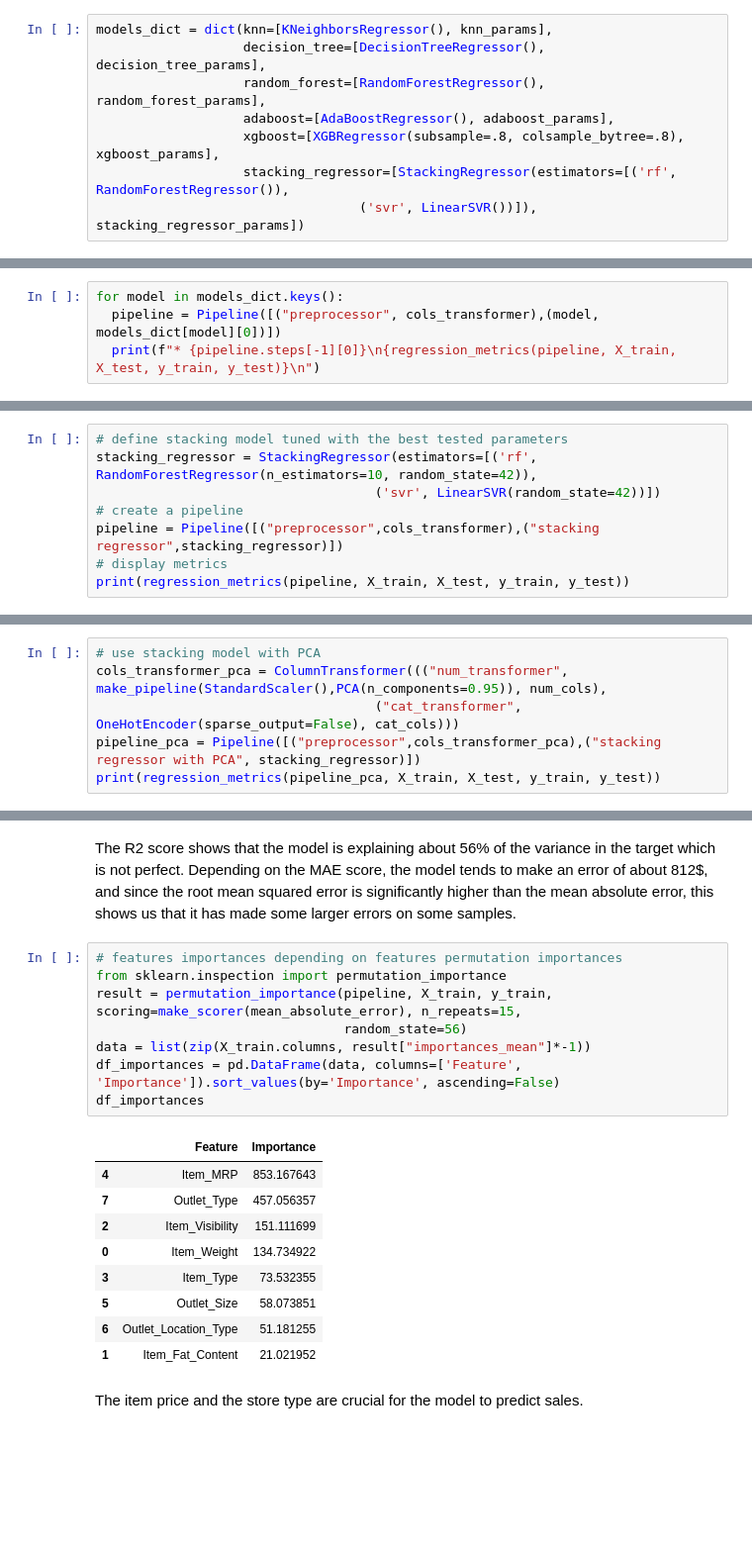
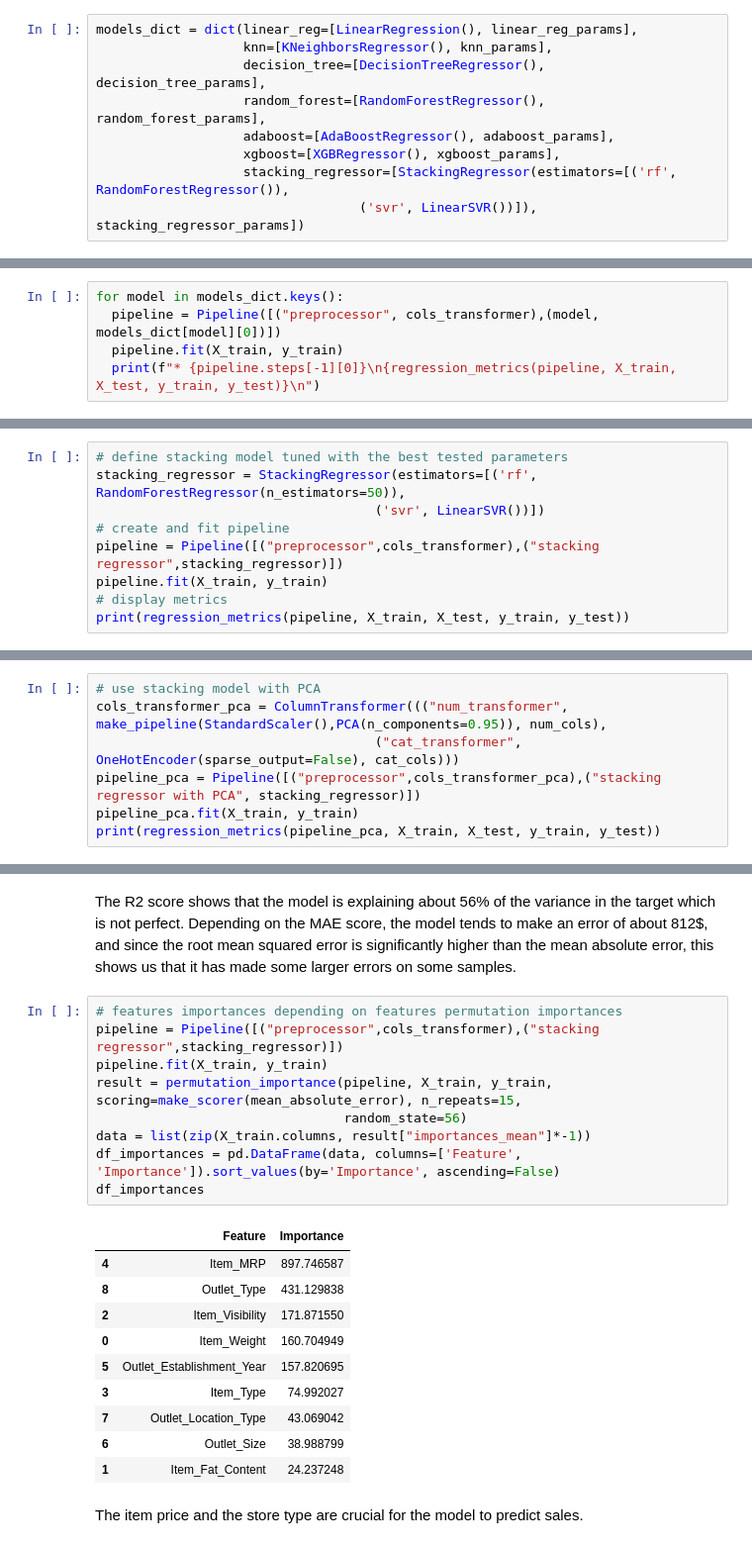
Before and after one commit to Mahdi-Kriaa/Big_Mart_Sales_Prediction, a Jupyter notebook: big_mart_sales_prediction.ipynb, the cells around one changed output, grey strips where cells are left out. Shown: that part at 99% size. Saved outputs shown, nothing was run; the diff lists cells and outputs as text; blank space fills up the shorter version.

```diff
--- a/big_mart_sales_prediction.ipynb
+++ b/big_mart_sales_prediction.ipynb
@@ -313,9 +325,10 @@ stacking_regressor_params = dict(stacking_regressor__estimators = [[('rf', Rando
 # %%
-models_dict = dict(knn=[KNeighborsRegressor(), knn_params],
+models_dict = dict(linear_reg=[LinearRegression(), linear_reg_params],
+                   knn=[KNeighborsRegressor(), knn_params],
                    decision_tree=[DecisionTreeRegressor(), decision_tree_params],
                    random_forest=[RandomForestRegressor(), random_forest_params],
                    adaboost=[AdaBoostRegressor(), adaboost_params],
-                   xgboost=[XGBRegressor(subsample=.8, colsample_bytree=.8), xgboost_params],
+                   xgboost=[XGBRegressor(), xgboost_params],
                    stacking_regressor=[StackingRegressor(estimators=[('rf', RandomForestRegressor()),
                                   ('svr', LinearSVR())]), stacking_regressor_params])
 # %%
@@ -356,5 +368,6 @@ RMSE      1710.01         1698.09
 # %%
 for model in models_dict.keys():
   pipeline = Pipeline([("preprocessor", cols_transformer),(model, models_dict[model][0])])
+  pipeline.fit(X_train, y_train)
   print(f"* {pipeline.steps[-1][0]}\n{regression_metrics(pipeline, X_train, X_test, y_train, y_test)}\n")
 # %% [output]
@@ -407,10 +419,11 @@ for model in models_dict.keys():
 The stacking regressor has the best score so it is the most generalized model.
 # %%
 # define stacking model tuned with the best tested parameters
-stacking_regressor = StackingRegressor(estimators=[('rf', RandomForestRegressor(n_estimators=10, random_state=42)),
-                                    ('svr', LinearSVR(random_state=42))])
-# create a pipeline
+stacking_regressor = StackingRegressor(estimators=[('rf', RandomForestRegressor(n_estimators=50)),
+                                    ('svr', LinearSVR())])
+# create and fit pipeline
 pipeline = Pipeline([("preprocessor",cols_transformer),("stacking regressor",stacking_regressor)])
+pipeline.fit(X_train, y_train)
 # display metrics
 print(regression_metrics(pipeline, X_train, X_test, y_train, y_test))
 # %% [output]
@@ -425,6 +438,7 @@ RMSE      758.748         1127.92
 cols_transformer_pca = ColumnTransformer((("num_transformer", make_pipeline(StandardScaler(),PCA(n_components=0.95)), num_cols),
                                     ("cat_transformer", OneHotEncoder(sparse_output=False), cat_cols)))
 pipeline_pca = Pipeline([("preprocessor",cols_transformer_pca),("stacking regressor with PCA", stacking_regressor)])
+pipeline_pca.fit(X_train, y_train)
 print(regression_metrics(pipeline_pca, X_train, X_test, y_train, y_test))
 # %% [output]
 Metric    Training Set    Test Set
@@ -441,22 +455,24 @@ The performance of the model decreased by PCA
 The R2 score shows that the model is explaining about 56% of the variance  in the target which is not perfect. Depending on the MAE score, the model tends to make an error of about 812$, and since the root mean squared error is significantly higher than the mean absolute error, this shows us that it has made some larger errors on some samples.
 # %%
 # features importances depending on features permutation importances
-from sklearn.inspection import permutation_importance
+pipeline = Pipeline([("preprocessor",cols_transformer),("stacking regressor",stacking_regressor)])
+pipeline.fit(X_train, y_train)
 result = permutation_importance(pipeline, X_train, y_train, scoring=make_scorer(mean_absolute_error), n_repeats=15,
                                 random_state=56)
 data = list(zip(X_train.columns, result["importances_mean"]*-1))
 df_importances = pd.DataFrame(data, columns=['Feature', 'Importance']).sort_values(by='Importance', ascending=False)
 df_importances
 # %% [output]
 |  | Feature | Importance |
-| 4 | Item_MRP | 853.167643 |
-| 7 | Outlet_Type | 457.056357 |
-| 2 | Item_Visibility | 151.111699 |
-| 0 | Item_Weight | 134.734922 |
-| 3 | Item_Type | 73.532355 |
-| 5 | Outlet_Size | 58.073851 |
-| 6 | Outlet_Location_Type | 51.181255 |
-| 1 | Item_Fat_Content | 21.021952 |
+| 4 | Item_MRP | 897.746587 |
+| 8 | Outlet_Type | 431.129838 |
+| 2 | Item_Visibility | 171.871550 |
+| 0 | Item_Weight | 160.704949 |
+| 5 | Outlet_Establishment_Year | 157.820695 |
+| 3 | Item_Type | 74.992027 |
+| 7 | Outlet_Location_Type | 43.069042 |
+| 6 | Outlet_Size | 38.988799 |
+| 1 | Item_Fat_Content | 24.237248 |
 # %% [markdown]
 The item price and the store type are crucial for the model to predict sales.
 # %% [markdown]
```
Also changed, not shown: parts of 15 cells of this notebook.
